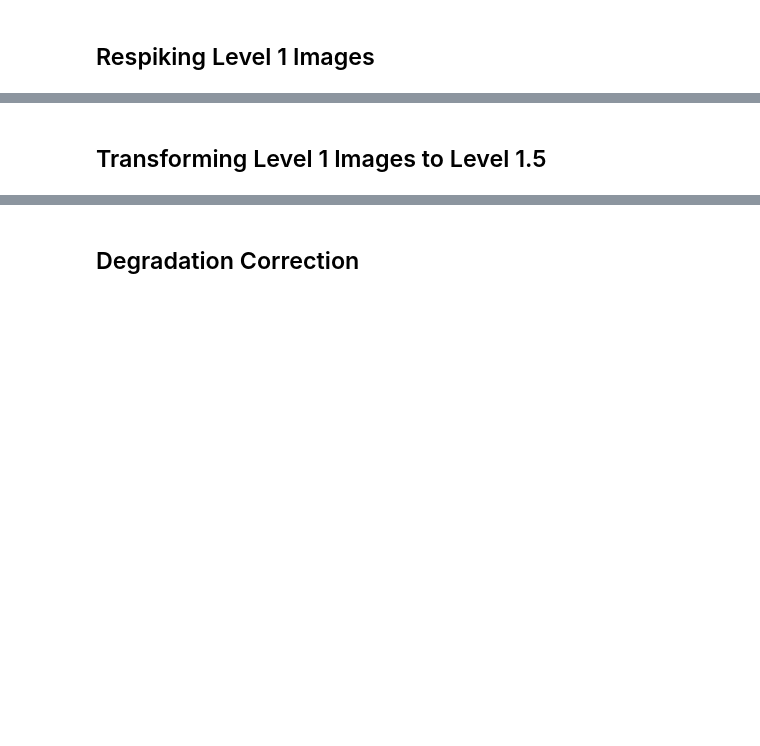
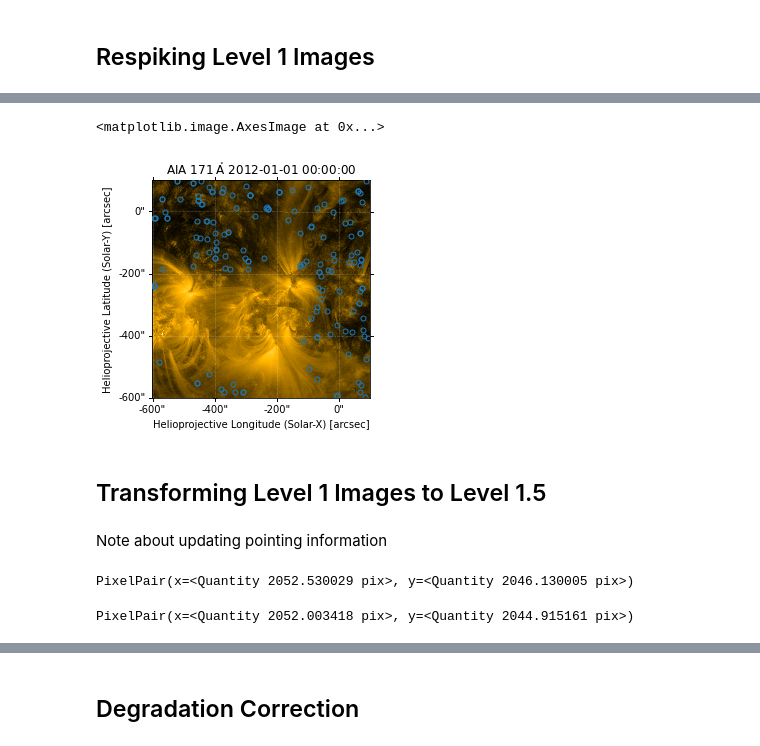
Before and after one commit to sunpy/sunpy.github.io, a Jupyter notebook: posts/2020/2020-07-01-aiapy-demo.ipynb, the cells around one changed output, grey strips where cells are left out. Saved outputs shown, nothing was run; the diff lists cells and outputs as text; code cells hidden in the pictures; blank space fills up the shorter version.

```diff
--- a/posts/2020/2020-07-01-aiapy-demo.ipynb
+++ b/posts/2020/2020-07-01-aiapy-demo.ipynb
@@ -21,2 +59,23 @@ Query 2-3 AIA images from different wavelengths
+# %%
+m_171_cutout = m_171.submap(
+    SkyCoord(-600*u.arcsec, -600*u.arcsec, frame=m_171.coordinate_frame),
+    top_right=SkyCoord(100*u.arcsec, 100*u.arcsec, frame=m_171.coordinate_frame),
+)
+# %%
+spike_coords, _ = fetch_spikes(m_171_cutout, as_coords=True)
+# %%
+fig = plt.figure()
+ax = fig.gca(projection=m_171_cutout)
+ax.plot_coord(spike_coords, 'o', color='C0', fillstyle='none', markersize=5)
+m_171_cutout.plot(axes=ax)
+# %% [output]
+<matplotlib.image.AxesImage at 0x...>
+[figure, added]
 # %% [markdown]
 ## Transforming Level 1 Images to Level 1.5
+# %% [markdown]
+Note about updating pointing information
+# %%
+m_171.reference_pixel
+# %% [output]
+PixelPair(x=<Quantity 2052.530029 pix>, y=<Quantity 2046.130005 pix>)
@@ -22,0 +84,4 @@ Query 2-3 AIA images from different wavelengths
+# %%
+m_171.reference_pixel
+# %% [output]
+PixelPair(x=<Quantity 2052.003418 pix>, y=<Quantity 2044.915161 pix>)
```
Also changed, not shown: parts of 43 cells of this notebook.
